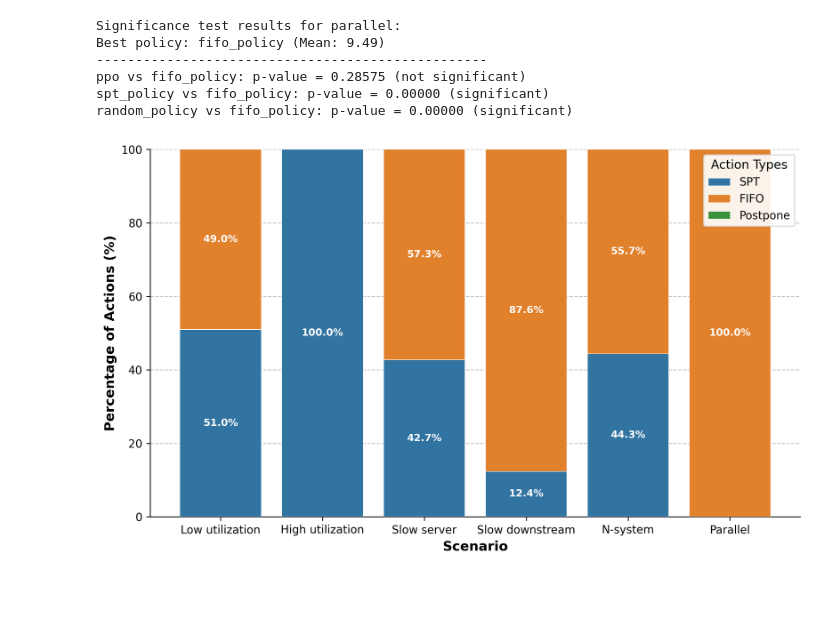
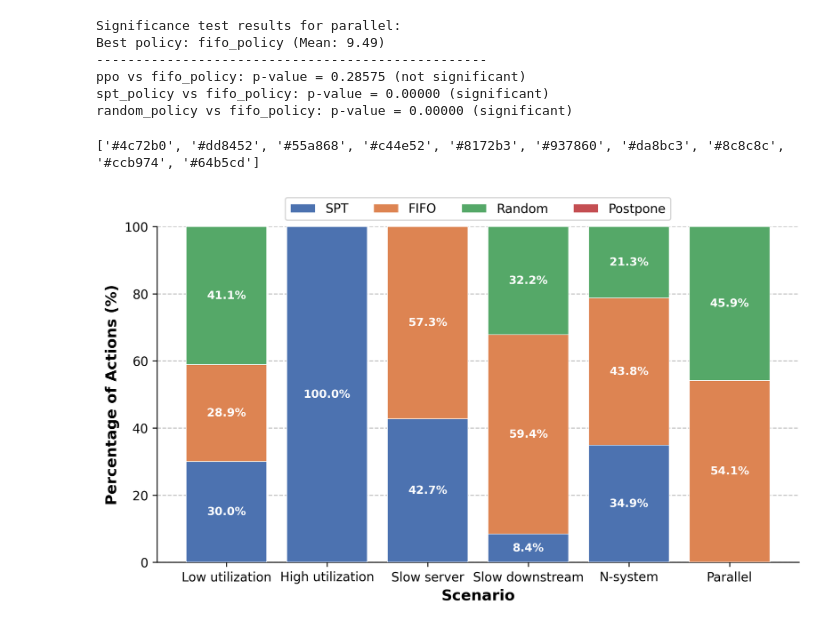
Before and after one commit to jeroenmiddelhuis/BPO_heuristics, a Jupyter notebook: plot_results.ipynb, the cells around one changed output. Saved outputs shown, nothing was run; the diff lists cells and outputs as text; code cells hidden in the pictures; blank space fills up the shorter version.

```diff
--- a/plot_results.ipynb
+++ b/plot_results.ipynb
@@ -201,8 +201,15 @@ ppo vs fifo_policy: p-value = 0.28575 (not significant)
 spt_policy vs fifo_policy: p-value = 0.00000 (significant)
 random_policy vs fifo_policy: p-value = 0.00000 (significant)
 # %%
+import os
+import pandas as pd
+import matplotlib.pyplot as plt
+import numpy as np
+import seaborn as sns
+
 # Initialize a dictionary to store average action counts for each config type
-action_counts_all = {policy: [] for policy in ['spt_policy', 'fifo_policy', 'postpone']}
+action_counts_all = {policy: [] for policy in ['spt_policy', 'fifo_policy', 'random_policy', 'postpone']}
+config_types = ['low_utilization', 'high_utilization', 'slow_server', 'down_stream', 'n_system', 'parallel']
 total_actions = []
 
 config_labels = {'low_utilization': 'Low utilization',
@@ -219,7 +226,7 @@ for config_type in config_types:
         ppo_df = pd.read_csv(ppo_file_path)
 
         # Calculate the mean of each action across all episodes
-        action_means = ppo_df[['spt_policy', 'fifo_policy', 'postpone']].mean()
+        action_means = ppo_df[['spt_policy', 'fifo_policy', 'random_policy', 'postpone']].mean()
 
         # Calculate total actions for this config type
         total = action_means.sum()
@@ -230,21 +237,29 @@ for config_type in config_types:
             action_counts_all[policy].append((action_means[policy] / total) * 100)
 
 # Create a stacked bar chart
-plt.figure(figsize=(9, 5.4), dpi=300)  # Higher resolution, better aspect ratio
+plt.figure(figsize=(8, 4.8), dpi=300)  # Higher resolution, better aspect ratio
 
 # Use a professional, colorblind-friendly palette
-colors = ['#3274A1', '#E1812C', '#3A923A']  # Blue, Orange, Green
+# Use a professional, colorblind-friendly palette with 4 colors instead of 3
+
+colors = sns.color_palette('deep', 4)
+print(sns.color_palette("deep").as_hex())
+#colors = ['#3274A1', '#E1812C', '#3A923A', '#D42A2F']  # Blue, Orange, Green, Red
 bottom = np.zeros(len(config_types))
 
 # Better labels for the legend
 action_labels = {
     'spt_policy': 'SPT',
     'fifo_policy': 'FIFO',
+    'random_policy': 'Random',
     'postpone': 'Postpone'
 }
 
 # Add subtle grid for better readability
 plt.grid(axis='y', linestyle='--', alpha=0.8, zorder=0)
+
+# Initialize bars dictionary to store the bar plot objects
+bars = {}
 
 # Plot each policy with improved styling
 for i, (policy, percentages) in enumerate(action_counts_all.items()):
@@ -255,37 +270,37 @@ for i, (policy, percentages) in enumerate(action_counts_all.items()):
 
     # Add percentage labels for segments larger than 10%
     for j, (pct, btm) in enumerate(zip(percentages, bottom)):
-        if pct > 10:  # Only show label if percentage is large enough
+        if pct > 5:  # Only show label if percentage is large enough
             plt.text(j, btm + pct/2, f'{pct:.1f}%',
                      ha='center', va='center', fontsize=9,
                      color='white', fontweight='bold')
 
     bottom += np.array(percentages)
 
 # Improve axes and labels
 plt.ylabel('Percentage of Actions (%)', fontsize=12, fontweight='bold')
 plt.xlabel('Scenario', fontsize=12, fontweight='bold')
 
 # Improve tick parameters
 #plt.xticks(rotation=15, ha='right', fontsize=10)
 plt.yticks(fontsize=10)
 
 # Remove top and right spines for cleaner look
 plt.gca().spines['top'].set_visible(False)
 plt.gca().spines['right'].set_visible(False)
 
 # Better legend placement and styling
-plt.legend(title='Action Types', title_fontsize=11,
-           fontsize=10, loc='upper right', framealpha=0.9,
-           edgecolor='lightgray')
+plt.legend(fontsize=10, bbox_to_anchor=(0.5, 1.00), loc='lower center',
+           framealpha=0.9, edgecolor='lightgray', ncol=4)
 
 plt.ylim(0, 100)
 plt.tight_layout()
 
 # Optional: save in high resolution for publication
 plt.savefig('figures/action_distribution_scenarios.pdf', bbox_inches='tight', dpi=300)
 plt.savefig('figures/action_distribution_scenarios.png', bbox_inches='tight', dpi=300)
 
 plt.show()
 # %% [output]
+['#4c72b0', '#dd8452', '#55a868', '#c44e52', '#8172b3', '#937860', '#da8bc3', '#8c8c8c', '#ccb974', '#64b5cd']
-[figure, old version]
+[figure, new version]
```
Also changed, not shown: 10 other files.
